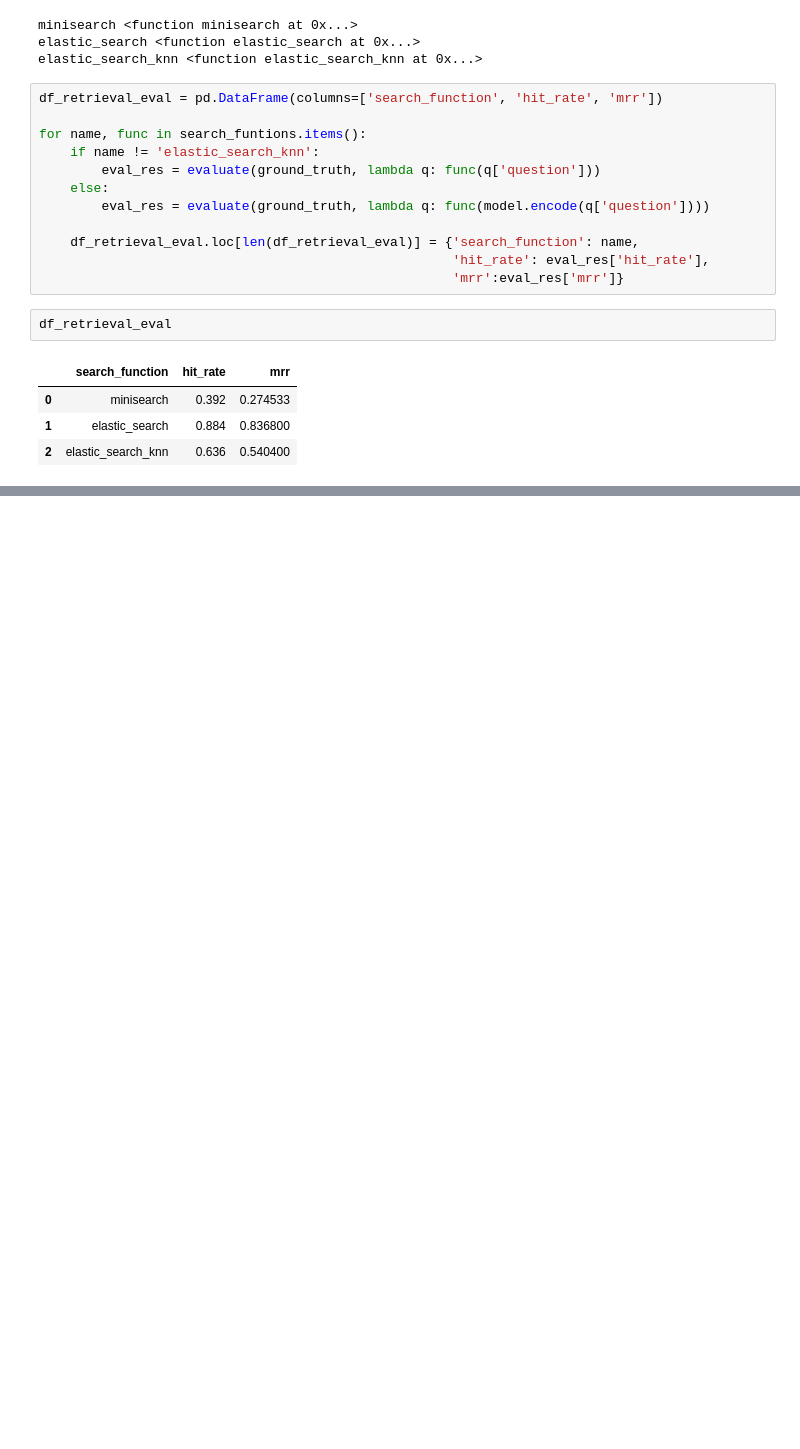
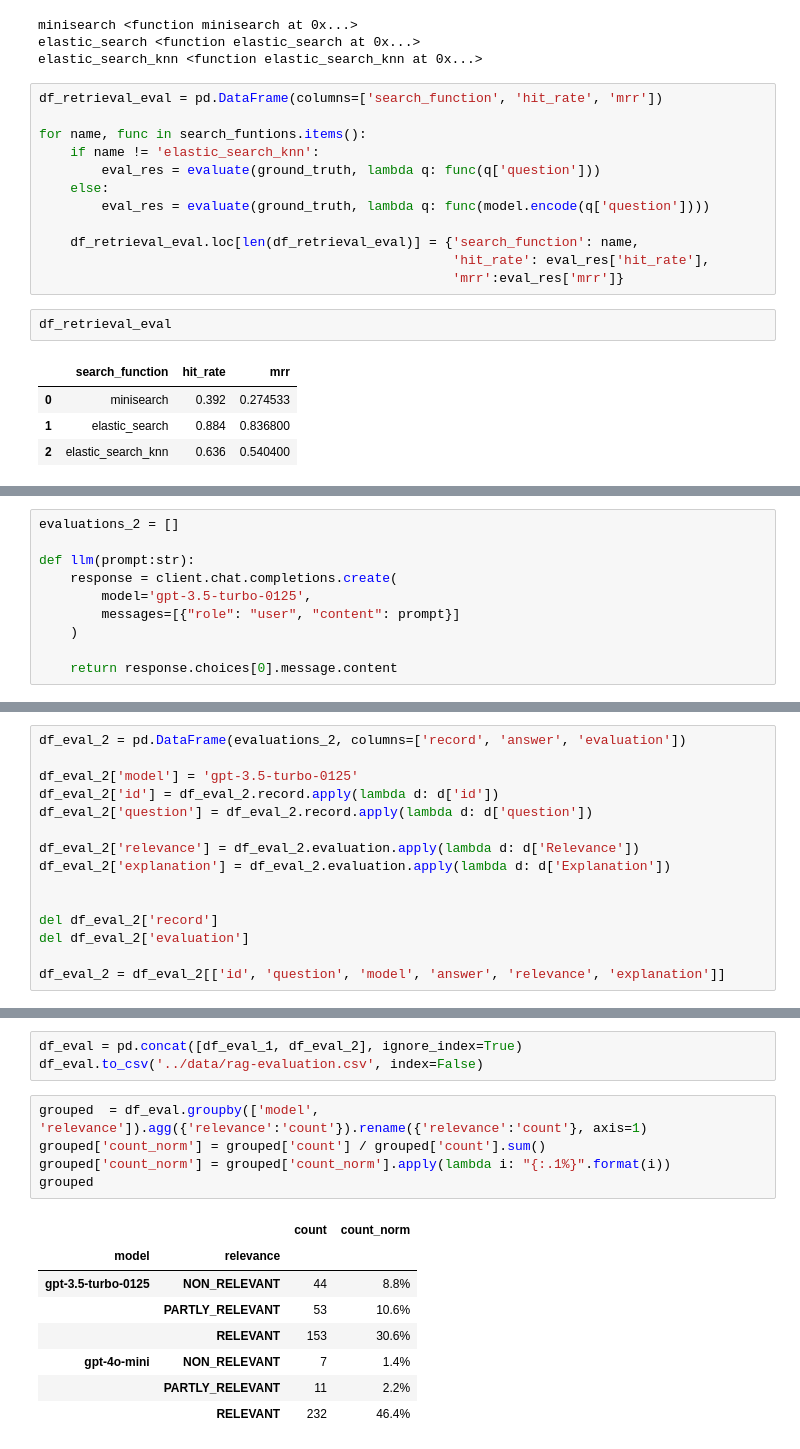
Before and after one commit to RKIzmailov/movie-advisor-rag, a Jupyter notebook: notebooks/rag-test.ipynb, the cells around one changed output, grey strips where cells are left out. Saved outputs shown, nothing was run; the diff lists cells and outputs as text; blank space fills up the shorter version.

Commit message:
rag-eval

```diff
--- a/notebooks/rag-test.ipynb
+++ b/notebooks/rag-test.ipynb
@@ -556,0 +660,10 @@ df_retrieval_eval
+# %%
+evaluations_2 = []
+
+def llm(prompt:str):
+    response = client.chat.completions.create(
+        model='gpt-3.5-turbo-0125',
+        messages=[{"role": "user", "content": prompt}]
+    )
+
+    return response.choices[0].message.content
@@ -556,0 +690,15 @@ df_retrieval_eval
+# %%
+df_eval_2 = pd.DataFrame(evaluations_2, columns=['record', 'answer', 'evaluation'])
+
+df_eval_2['model'] = 'gpt-3.5-turbo-0125'
+df_eval_2['id'] = df_eval_2.record.apply(lambda d: d['id'])
+df_eval_2['question'] = df_eval_2.record.apply(lambda d: d['question'])
+
+df_eval_2['relevance'] = df_eval_2.evaluation.apply(lambda d: d['Relevance'])
+df_eval_2['explanation'] = df_eval_2.evaluation.apply(lambda d: d['Explanation'])
+
+
+del df_eval_2['record']
+del df_eval_2['evaluation']
+
+df_eval_2 = df_eval_2[['id', 'question', 'model', 'answer', 'relevance', 'explanation']]
@@ -556,0 +719,17 @@ df_retrieval_eval
+# %%
+df_eval = pd.concat([df_eval_1, df_eval_2], ignore_index=True)
+df_eval.to_csv('../data/rag-evaluation.csv', index=False)
+# %%
+grouped  = df_eval.groupby(['model', 'relevance']).agg({'relevance':'count'}).rename({'relevance':'count'}, axis=1)
+grouped['count_norm'] = grouped['count'] / grouped['count'].sum()
+grouped['count_norm'] = grouped['count_norm'].apply(lambda i: "{:.1%}".format(i))
+grouped
+# %% [output]
+|  |  | count | count_norm |
+| model | relevance |  |  |
+| gpt-3.5-turbo-0125 | NON_RELEVANT | 44 | 8.8% |
+|  | PARTLY_RELEVANT | 53 | 10.6% |
+|  | RELEVANT | 153 | 30.6% |
+| gpt-4o-mini | NON_RELEVANT | 7 | 1.4% |
+|  | PARTLY_RELEVANT | 11 | 2.2% |
+|  | RELEVANT | 232 | 46.4% |
```
Also changed, not shown: parts of 20 cells of this notebook, 2 other files.
